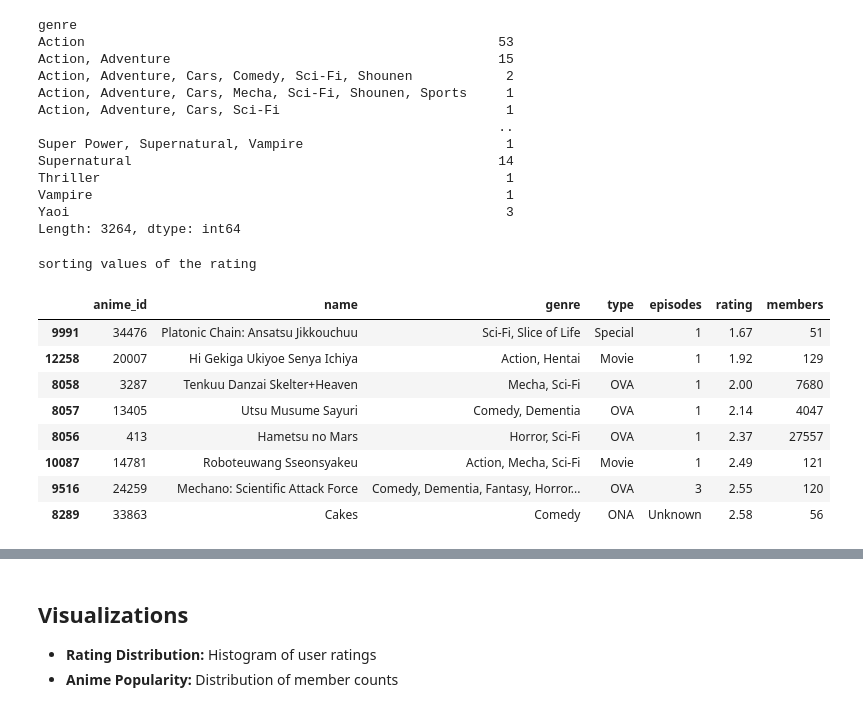
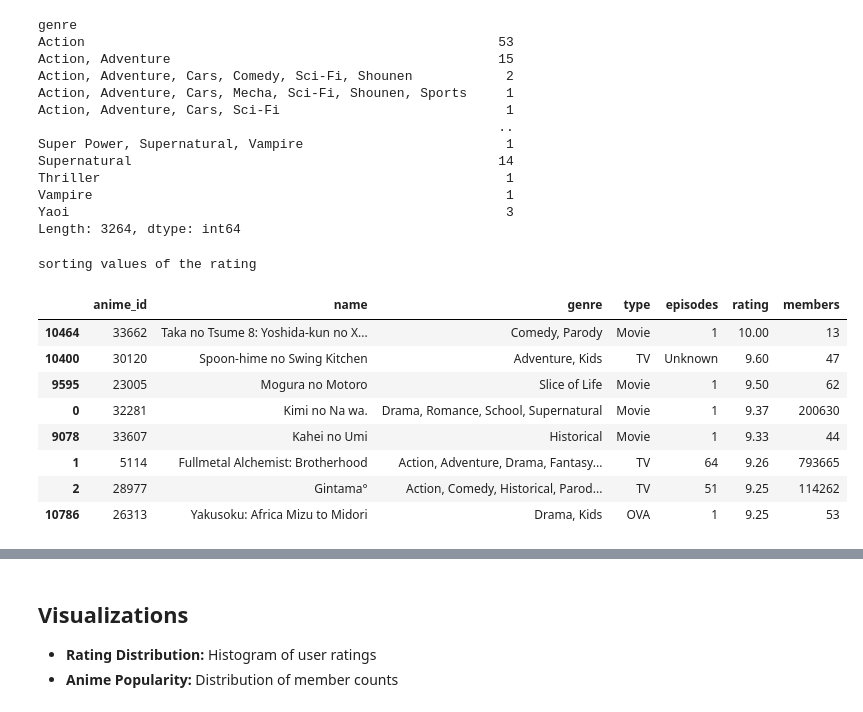
Before and after one commit to kaoutherbensaddek/anime-data-mining, a Jupyter notebook: notebooks/01_eda.ipynb, the cells around one changed output, grey strips where cells are left out. Drawn from its saved outputs; the diff is of its cells as text; code cells hidden in the pictures.

Commit message:
feat : eda adding the ranking of anime by num of members and by rating

```diff
--- a/notebooks/01_eda.ipynb
+++ b/notebooks/01_eda.ipynb
@@ -163,15 +163,15 @@ Yaoi                                                        3
 Length: 3264, dtype: int64
 # %%
 print("sorting values of the rating")
-anime_df.sort_values(by='rating').head(8)
+anime_df.sort_values(by='rating',ascending=False).head(8)
 # %% [output]
 sorting values of the rating
 |  | anime_id | name | genre | type | episodes | rating | members |
-| 9991 | 34476 | Platonic Chain: Ansatsu Jikkouchuu | Sci-Fi, Slice of Life | Special | 1 | 1.67 | 51 |
-| 12258 | 20007 | Hi Gekiga Ukiyoe Senya Ichiya | Action, Hentai | Movie | 1 | 1.92 | 129 |
-| 8058 | 3287 | Tenkuu Danzai Skelter+Heaven | Mecha, Sci-Fi | OVA | 1 | 2.00 | 7680 |
-| 8057 | 13405 | Utsu Musume Sayuri | Comedy, Dementia | OVA | 1 | 2.14 | 4047 |
-| 8056 | 413 | Hametsu no Mars | Horror, Sci-Fi | OVA | 1 | 2.37 | 27557 |
-| 10087 | 14781 | Roboteuwang Sseonsyakeu | Action, Mecha, Sci-Fi | Movie | 1 | 2.49 | 121 |
-| 9516 | 24259 | Mechano: Scientific Attack Force | Comedy, Dementia, Fantasy, Horror... | OVA | 3 | 2.55 | 120 |
-| 8289 | 33863 | Cakes | Comedy | ONA | Unknown | 2.58 | 56 |
+| 10464 | 33662 | Taka no Tsume 8: Yoshida-kun no X... | Comedy, Parody | Movie | 1 | 10.00 | 13 |
+| 10400 | 30120 | Spoon-hime no Swing Kitchen | Adventure, Kids | TV | Unknown | 9.60 | 47 |
+| 9595 | 23005 | Mogura no Motoro | Slice of Life | Movie | 1 | 9.50 | 62 |
+| 0 | 32281 | Kimi no Na wa. | Drama, Romance, School, Supernatural | Movie | 1 | 9.37 | 200630 |
+| 9078 | 33607 | Kahei no Umi | Historical | Movie | 1 | 9.33 | 44 |
+| 1 | 5114 | Fullmetal Alchemist: Brotherhood | Action, Adventure, Drama, Fantasy... | TV | 64 | 9.26 | 793665 |
+| 2 | 28977 | Gintama° | Action, Comedy, Historical, Parod... | TV | 51 | 9.25 | 114262 |
+| 10786 | 26313 | Yakusoku: Africa Mizu to Midori | Drama, Kids | OVA | 1 | 9.25 | 53 |
```
Also changed, not shown: parts of 1 cell of this notebook.
